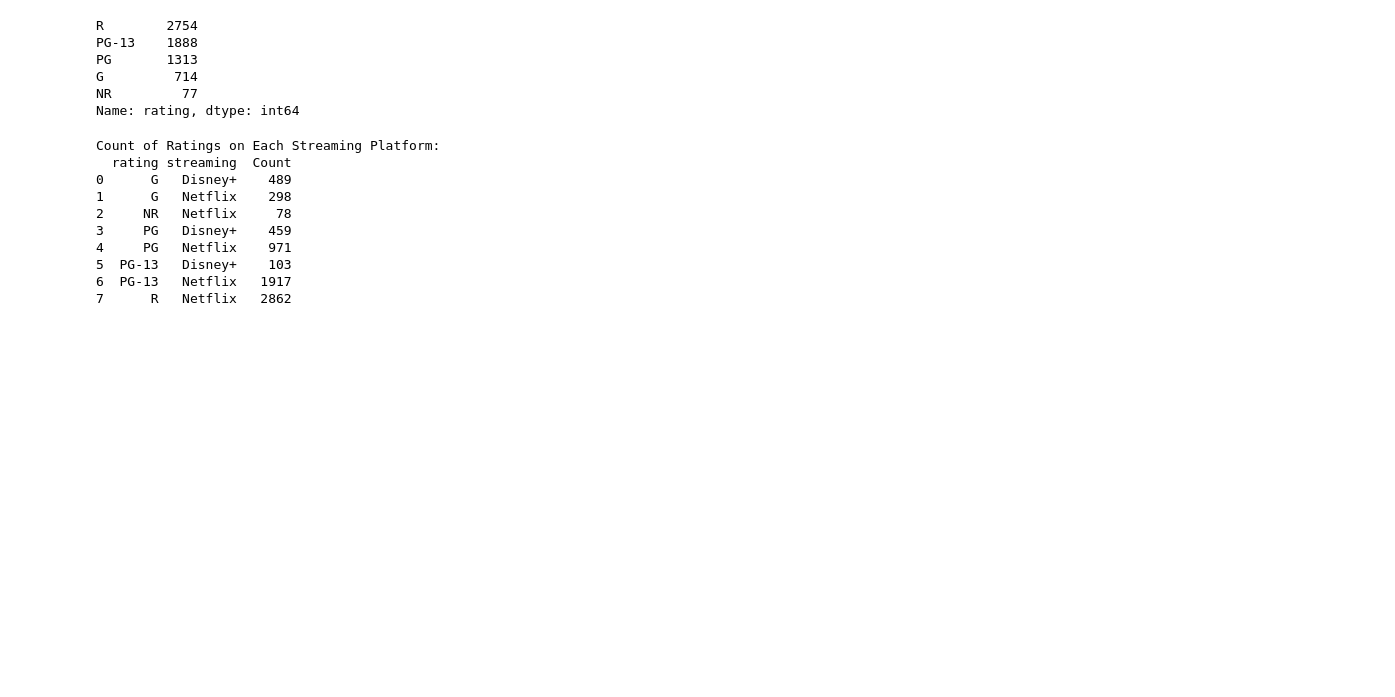
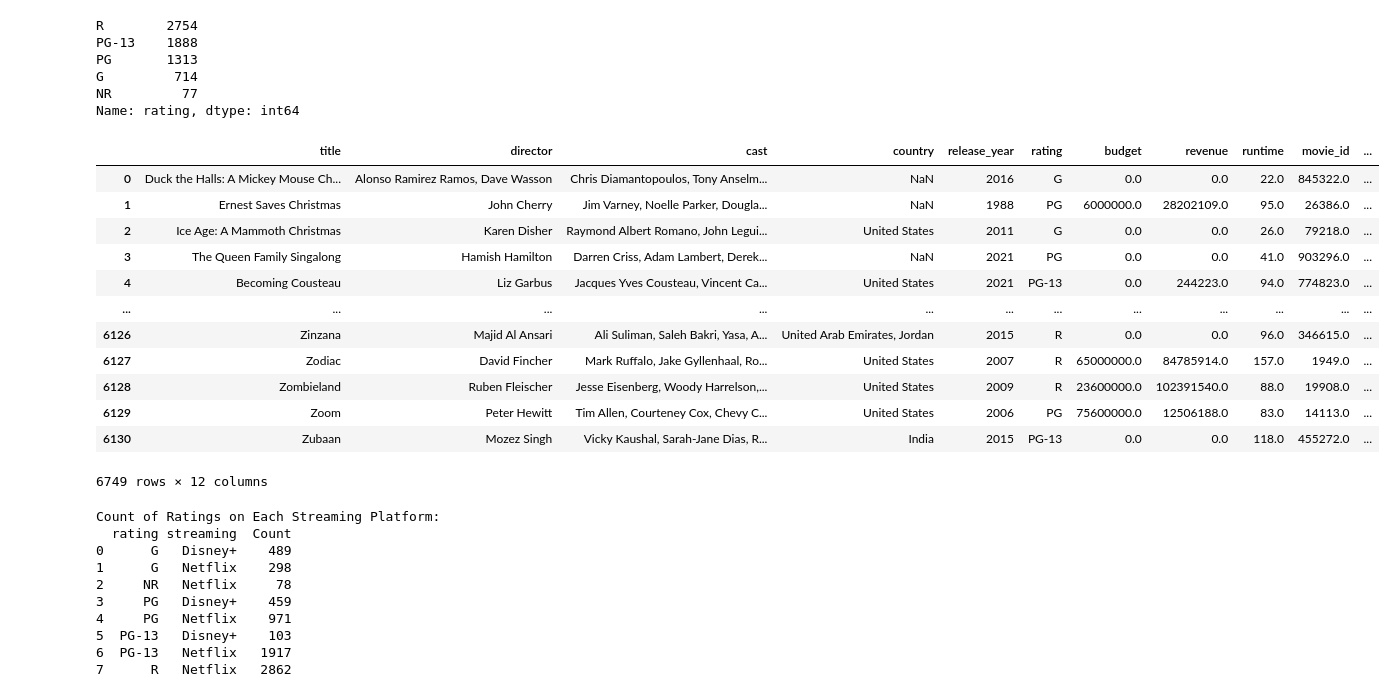
Before and after one commit to aaalicejohnson/Project-2, a Jupyter notebook: moviedb/Transform_notebook.ipynb, the cells around one changed output. Drawn from its saved outputs; the diff is of its cells as text; code cells hidden in the pictures; blank space fills up the shorter version.

```diff
--- a/moviedb/Transform_notebook.ipynb
+++ b/moviedb/Transform_notebook.ipynb
@@ -77,6 +77,22 @@ PG       1313
 G         714
 NR         77
 Name: rating, dtype: int64
+# %%
+final_df
+# %% [output]
+|  | title | director | cast | country | release_year | rating | budget | revenue | runtime | movie_id | ... |
+| 0 | Duck the Halls: A Mickey Mouse Ch... | Alonso Ramirez Ramos, Dave Wasson | Chris Diamantopoulos, Tony Anselm... | NaN | 2016 | G | 0.0 | 0.0 | 22.0 | 845322.0 | ... |
+| 1 | Ernest Saves Christmas | John Cherry | Jim Varney, Noelle Parker, Dougla... | NaN | 1988 | PG | 6000000.0 | 28202109.0 | 95.0 | 26386.0 | ... |
+| 2 | Ice Age: A Mammoth Christmas | Karen Disher | Raymond Albert Romano, John Legui... | United States | 2011 | G | 0.0 | 0.0 | 26.0 | 79218.0 | ... |
+| 3 | The Queen Family Singalong | Hamish Hamilton | Darren Criss, Adam Lambert, Derek... | NaN | 2021 | PG | 0.0 | 0.0 | 41.0 | 903296.0 | ... |
+| 4 | Becoming Cousteau | Liz Garbus | Jacques Yves Cousteau, Vincent Ca... | United States | 2021 | PG-13 | 0.0 | 244223.0 | 94.0 | 774823.0 | ... |
+| ... | ... | ... | ... | ... | ... | ... | ... | ... | ... | ... | ... |
+| 6126 | Zinzana | Majid Al Ansari | Ali Suliman, Saleh Bakri, Yasa, A... | United Arab Emirates, Jordan | 2015 | R | 0.0 | 0.0 | 96.0 | 346615.0 | ... |
+| 6127 | Zodiac | David Fincher | Mark Ruffalo, Jake Gyllenhaal, Ro... | United States | 2007 | R | 65000000.0 | 84785914.0 | 157.0 | 1949.0 | ... |
+| 6128 | Zombieland | Ruben Fleischer | Jesse Eisenberg, Woody Harrelson,... | United States | 2009 | R | 23600000.0 | 102391540.0 | 88.0 | 19908.0 | ... |
+| 6129 | Zoom | Peter Hewitt | Tim Allen, Courteney Cox, Chevy C... | United States | 2006 | PG | 75600000.0 | 12506188.0 | 83.0 | 14113.0 | ... |
+| 6130 | Zubaan | Mozez Singh | Vicky Kaushal, Sarah-Jane Dias, R... | India | 2015 | PG-13 | 0.0 | 0.0 | 118.0 | 455272.0 | ... |
+6749 rows × 12 columns
 # %%
 # write to csv
 final_df.to_csv('all_movies.csv')
```
Also changed, not shown: 2 other files.
